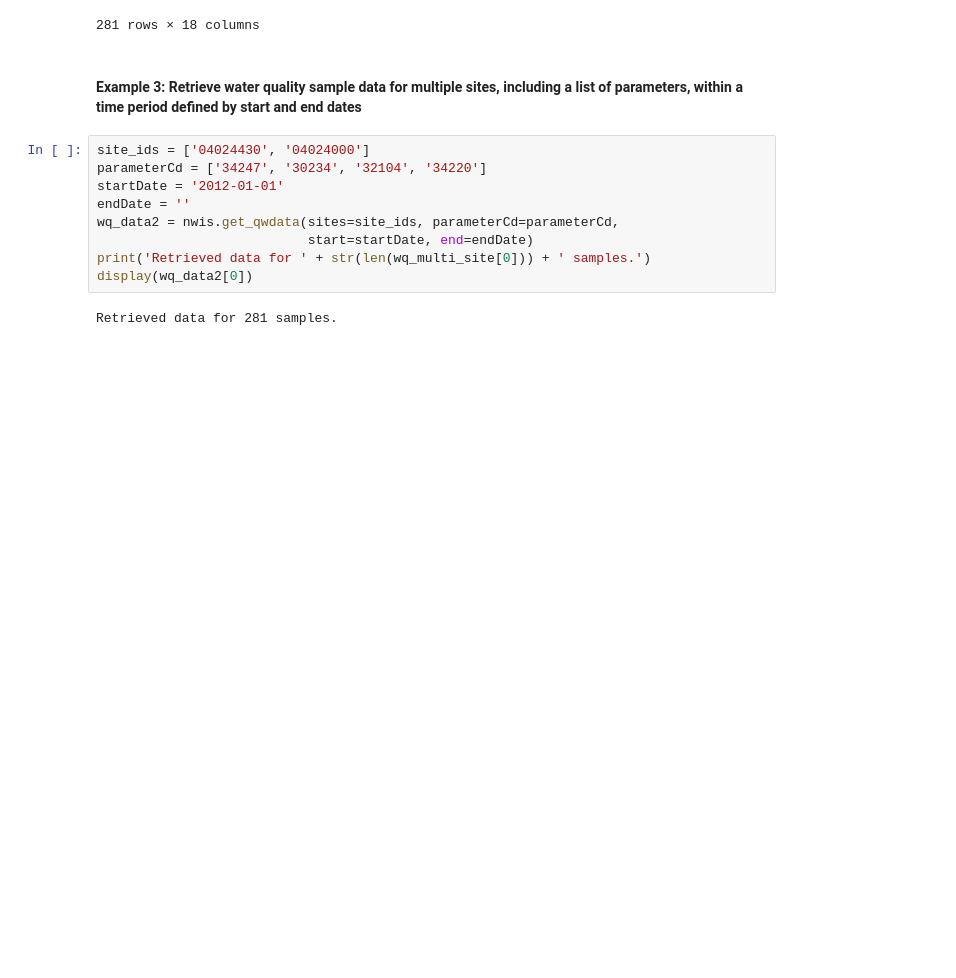
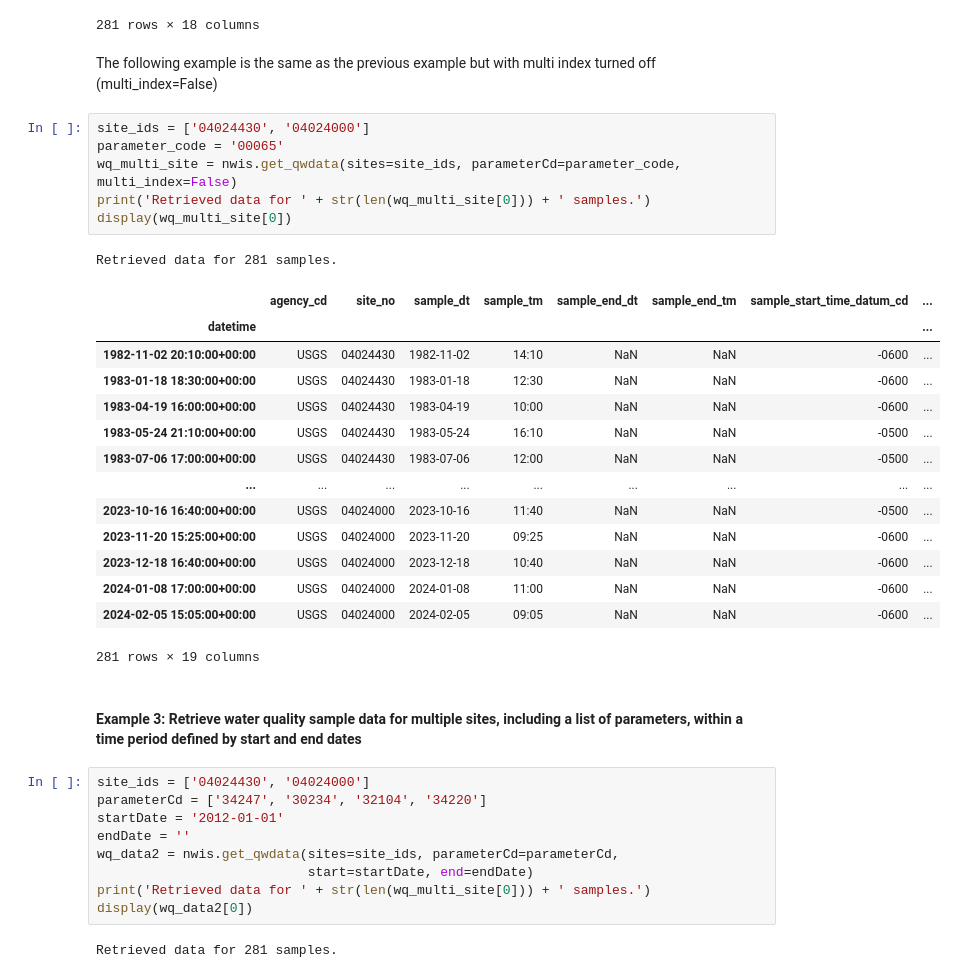
Before and after one commit to DOI-USGS/dataretrieval-python, a Jupyter notebook: examples/USGS_dataretrieval_WaterSamples_Examples.ipynb, the cells around one changed output. Saved outputs shown, nothing was run; the diff lists cells and outputs as text; blank space fills up the shorter version.

```diff
--- a/examples/USGS_dataretrieval_WaterSamples_Examples.ipynb
+++ b/examples/USGS_dataretrieval_WaterSamples_Examples.ipynb
@@ -127,6 +127,30 @@ Retrieved data for 281 samples.
 |  | 1983-08-16 19:20:00+00:00 | USGS | 1983-08-16 | 14:20 | NaN | NaN | -0500 | ... |
 |  | 2007-10-09 22:00:00+00:00 | USGS | 2007-10-09 | 17:00 | NaN | NaN | -0500 | ... |
 281 rows × 18 columns
+# %% [markdown]
+The following example is the same as the previous example but with multi index turned off (multi_index=False)
+# %%
+site_ids = ['04024430', '04024000']
+parameter_code = '00065'
+wq_multi_site = nwis.get_qwdata(sites=site_ids, parameterCd=parameter_code, multi_index=False)
+print('Retrieved data for ' + str(len(wq_multi_site[0])) + ' samples.')
+display(wq_multi_site[0])
+# %% [output]
+Retrieved data for 281 samples.
+|  | agency_cd | site_no | sample_dt | sample_tm | sample_end_dt | sample_end_tm | sample_start_time_datum_cd | ... |
+| datetime |  |  |  |  |  |  |  | ... |
+| 1982-11-02 20:10:00+00:00 | USGS | 04024430 | 1982-11-02 | 14:10 | NaN | NaN | -0600 | ... |
+| 1983-01-18 18:30:00+00:00 | USGS | 04024430 | 1983-01-18 | 12:30 | NaN | NaN | -0600 | ... |
+| 1983-04-19 16:00:00+00:00 | USGS | 04024430 | 1983-04-19 | 10:00 | NaN | NaN | -0600 | ... |
+| 1983-05-24 21:10:00+00:00 | USGS | 04024430 | 1983-05-24 | 16:10 | NaN | NaN | -0500 | ... |
+| 1983-07-06 17:00:00+00:00 | USGS | 04024430 | 1983-07-06 | 12:00 | NaN | NaN | -0500 | ... |
+| ... | ... | ... | ... | ... | ... | ... | ... | ... |
+| 2023-10-16 16:40:00+00:00 | USGS | 04024000 | 2023-10-16 | 11:40 | NaN | NaN | -0500 | ... |
+| 2023-11-20 15:25:00+00:00 | USGS | 04024000 | 2023-11-20 | 09:25 | NaN | NaN | -0600 | ... |
+| 2023-12-18 16:40:00+00:00 | USGS | 04024000 | 2023-12-18 | 10:40 | NaN | NaN | -0600 | ... |
+| 2024-01-08 17:00:00+00:00 | USGS | 04024000 | 2024-01-08 | 11:00 | NaN | NaN | -0600 | ... |
+| 2024-02-05 15:05:00+00:00 | USGS | 04024000 | 2024-02-05 | 09:05 | NaN | NaN | -0600 | ... |
+281 rows × 19 columns
 # %% [markdown]
 #### Example 3: Retrieve water quality sample data for multiple sites, including a list of parameters, within a time period defined by start and end dates
 # %%
```
Also changed, not shown: parts of 3 cells of this notebook, 56 other files.
